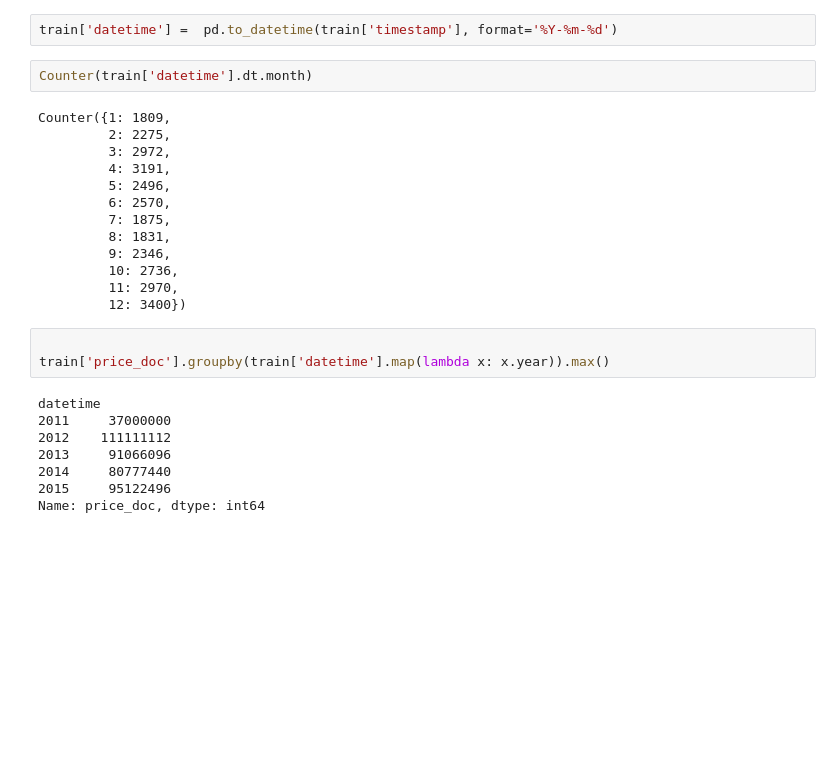
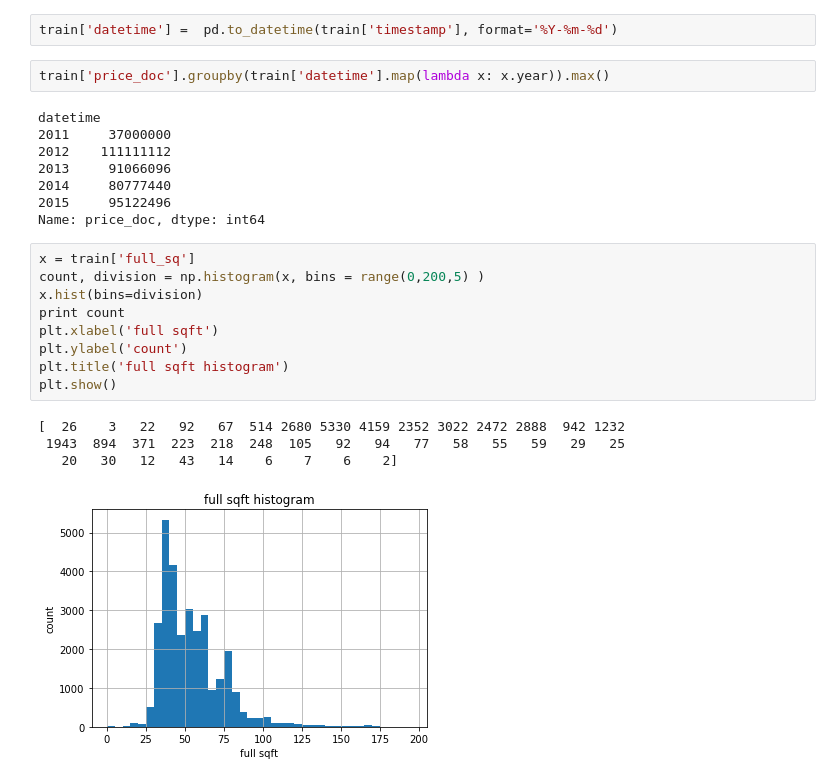
Before and after one commit to rTangled/saber, a Jupyter notebook: code/saber.ipynb, the cells around one changed output. Saved outputs shown, nothing was run; the diff lists cells and outputs as text; blank space fills up the shorter version.

Commit message:
histogram added

```diff
--- a/code/saber.ipynb
+++ b/code/saber.ipynb
@@ -53,23 +33,7 @@ na_df.to_csv("na_summary.csv")
 na_df_test.to_csv("na_summary_test.csv")
 # %%
 train['datetime'] =  pd.to_datetime(train['timestamp'], format='%Y-%m-%d')
-# %%
-Counter(train['datetime'].dt.month)
-# %% [output]
-Counter({1: 1809,
-         2: 2275,
-         3: 2972,
-         4: 3191,
-         5: 2496,
-         6: 2570,
-         7: 1875,
-         8: 1831,
-         9: 2346,
-         10: 2736,
-         11: 2970,
-         12: 3400})
 # %%
-
 train['price_doc'].groupby(train['datetime'].map(lambda x: x.year)).max()
 # %% [output]
 datetime
@@ -79,3 +43,17 @@ datetime
 2014     80777440
 2015     95122496
 Name: price_doc, dtype: int64
+# %%
+x = train['full_sq']
+count, division = np.histogram(x, bins = range(0,200,5) )
+x.hist(bins=division)
+print count
+plt.xlabel('full sqft')
+plt.ylabel('count')
+plt.title('full sqft histogram')
+plt.show()
+# %% [output]
+[  26    3   22   92   67  514 2680 5330 4159 2352 3022 2472 2888  942 1232
+ 1943  894  371  223  218  248  105   92   94   77   58   55   59   29   25
+   20   30   12   43   14    6    7    6    2]
+[figure, added]
```
Also changed, not shown: parts of 3 cells of this notebook.
